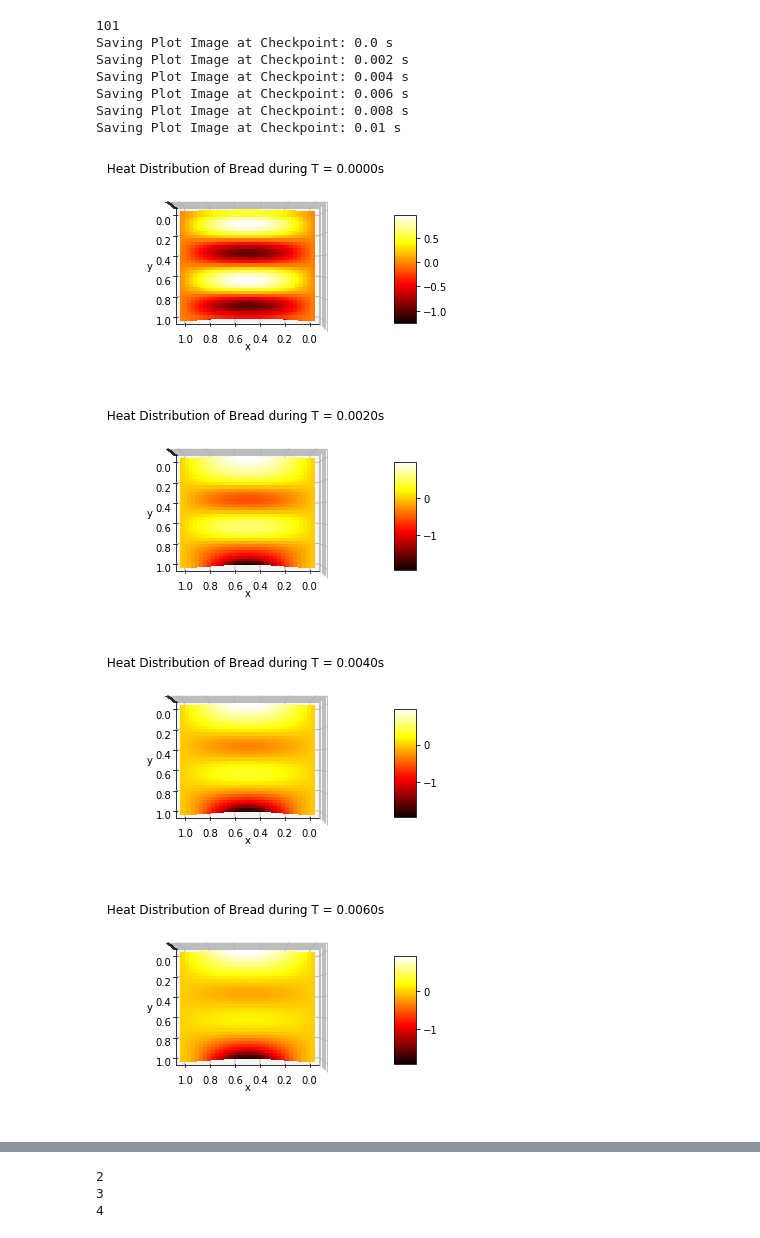
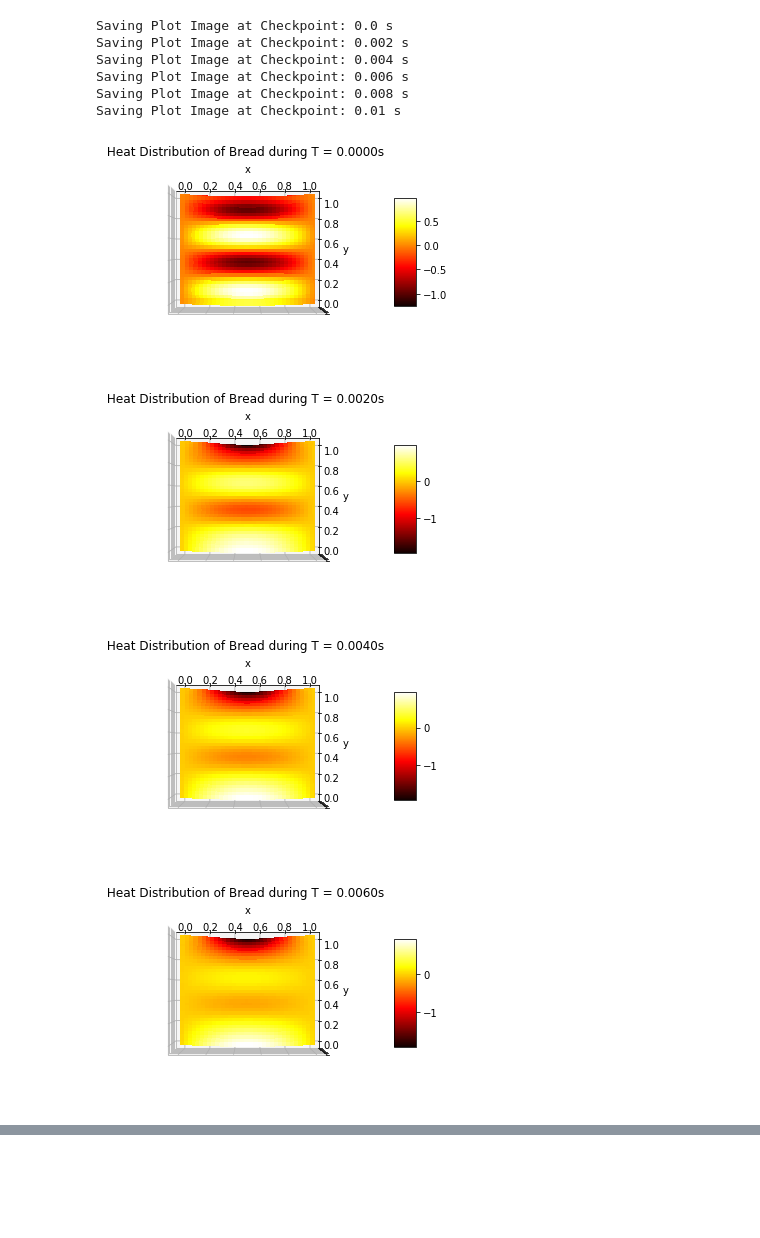
Before and after one commit to Windyue/ME303-Advanced-Engineering-Mathematics, a Jupyter notebook: ME303 Project Two/2D_Heat_Equation_Bread.ipynb, the cells around one changed output, grey strips where cells are left out. Drawn from its saved outputs; the diff is of its cells as text; code cells hidden in the pictures; blank space fills up the shorter version.

Commit message:
Plots

```diff
--- a/ME303 Project Two/2D_Heat_Equation_Bread.ipynb
+++ b/ME303 Project Two/2D_Heat_Equation_Bread.ipynb
@@ -50,7 +50,6 @@ class Bread:
         x_ = np.linspace(0, self.X, round(self.X/dx)+1)
         y_ = np.linspace(0, self.Y, round(self.Y/dy)+1)
         X_, Y_ = np.meshgrid(x_ , y_);
-        print(len(y_))
 
         # Multiply
         T_cur = np.sin(np.pi*X_) * np.sin(4*np.pi*Y_)
@@ -92,36 +91,35 @@ class Bread:
 
     def save_plot(self, X_, Y_, T_cur, t):
 
         fig, ax = plt.subplots(subplot_kw={"projection": "3d"})
         surf = ax.plot_surface(X_, Y_, T_cur, cmap=cm.hot,
                                linewidth=0, antialiased=False)
 
         fig.colorbar(surf, shrink=0.5, aspect=5)
         ax.set_xlabel('x');
         ax.set_ylabel('y');
         ax.set_zticklabels([])
-        ax.view_init(azim=90, elev=90)
+        ax.view_init(azim=270, elev= 90)
         ax.set_title(" Heat Distribution of {} during T = {:.4f}s".format(self.name, t*self.dt))
         file_name = 'imgs/bread_1/{}_{}_heat_plot.jpg'.format(self.name.replace(" ", "_"), str(t))
         plt.savefig(file_name, dpi=200)
 
 
 def main():
 
     bread = Bread(X=1, Y=1, name="Bread")
     bread.solve(dx=0.01, dy=0.01, dt=0.00002, save_every=.002, cool_time=0.01)
 
 if __name__ == "__main__":
      main()
 # %% [output]
-101
 Saving Plot Image at Checkpoint: 0.0 s
 Saving Plot Image at Checkpoint: 0.002 s
 Saving Plot Image at Checkpoint: 0.004 s
 Saving Plot Image at Checkpoint: 0.006 s
 Saving Plot Image at Checkpoint: 0.008 s
 Saving Plot Image at Checkpoint: 0.01 s
-[figure, old version]
+[figure, new version]
-[figure, old version]
+[figure, new version]
-[figure, old version]
+[figure, new version]
-[figure, old version]
+[figure, new version]
@@ -130,10 +127,0 @@ Saving Plot Image at Checkpoint: 0.01 s
-# %%
-p = [1,2,3,4,5]
-
-for i in range(1, len(p)-1):
-
-    print(p[i])
-# %% [output]
-2
-3
-4
```
Also changed, not shown: parts of 2 cells of this notebook, 24 other files.
